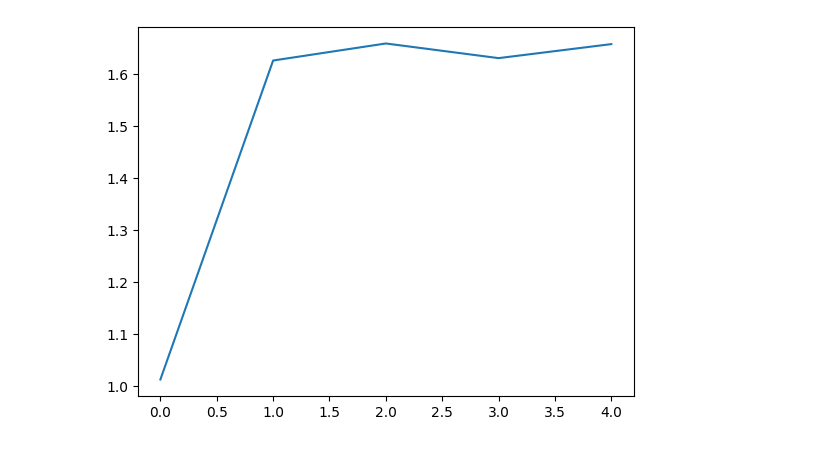
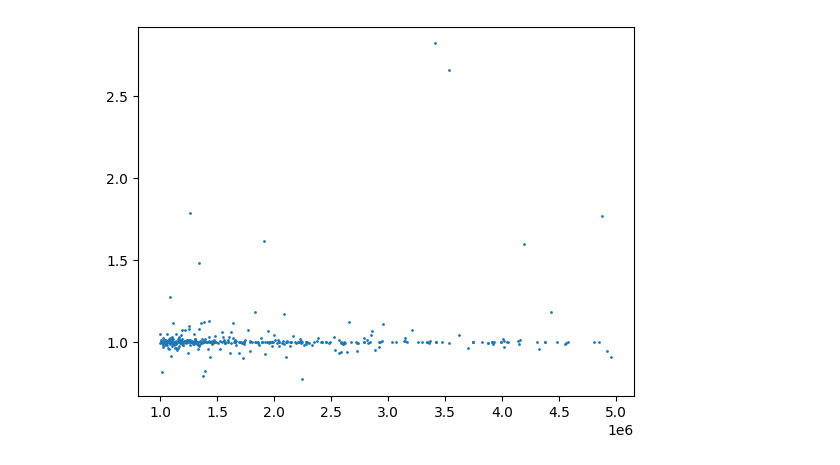
Before and after one commit to chung-ejy/orivault, a Jupyter notebook: strategies/alpaca_penny/penny_stocks_research.ipynb, the cells around one changed output. Cells and saved outputs as stored; diff of their text form; code cells hidden in the pictures.

```diff
--- a/strategies/alpaca_penny/penny_stocks_research.ipynb
+++ b/strategies/alpaca_penny/penny_stocks_research.ipynb
@@ -211,9 +153,5 @@ trades = p.additional_date_columns(trades).sort_values("date")
-# %%
-portfolio = pm.portfolio(trades.copy(),benchmark.copy())
-portfolio = p.additional_date_columns(portfolio)
-averaged_portfolio = portfolio.groupby("weekday").agg({"weighted_return":"mean","return":"mean"}).reset_index()
-averaged_portfolio["pv"] = averaged_portfolio["weighted_return"].cumprod()
-plt.plot(averaged_portfolio["pv"])
-plt.show()
-# %% [output]
-[figure, removed]
+# %%
+plt.scatter(trades["market_cap"],trades["unweighted_return"],s=1)
+plt.show()
+# %% [output]
+[figure, added]
```
Also changed, not shown: parts of 13 cells of this notebook, 8 other files.
